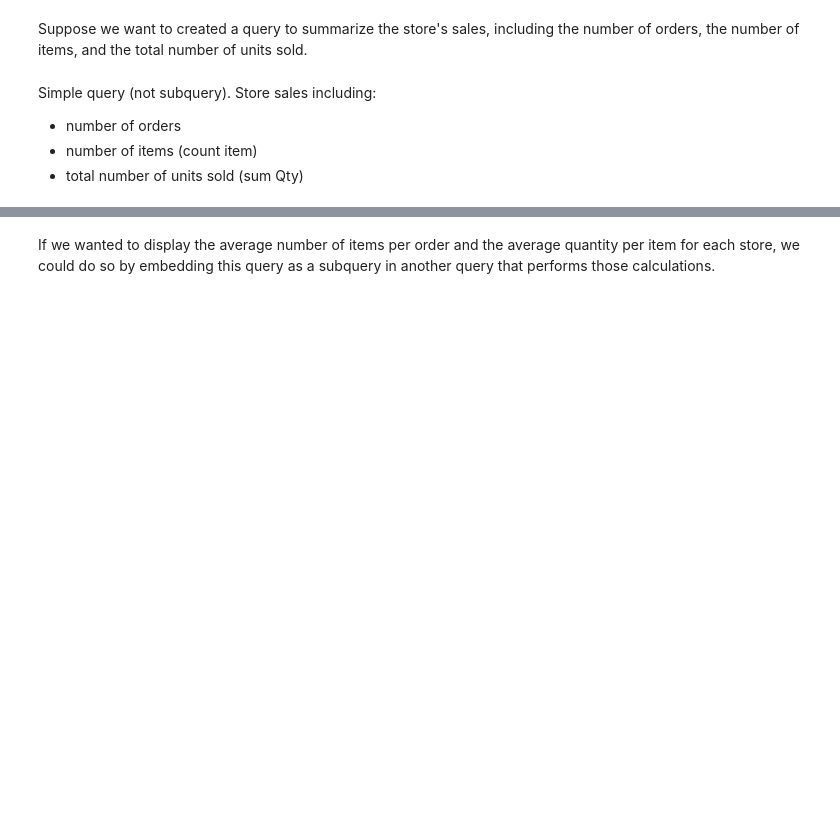
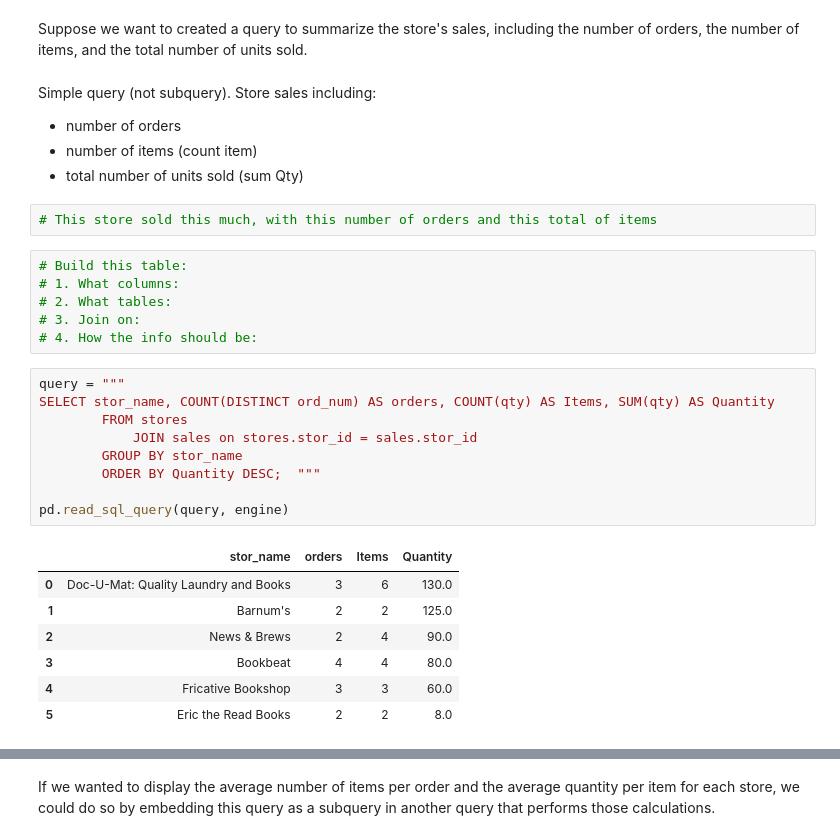
Before and after one commit to Ironhack-data-bcn-oct-2023/lectures, a Jupyter notebook: week-4/01. MySQL - Subqueries & CTE statements.ipynb, the cells around one changed output, grey strips where cells are left out. Saved outputs shown, nothing was run; the diff lists cells and outputs as text; blank space fills up the shorter version.

```diff
--- a/week-4/01. MySQL - Subqueries & CTE statements.ipynb
+++ b/week-4/01. MySQL - Subqueries & CTE statements.ipynb
@@ -149,3 +360,28 @@ Simple query (not subquery). Store sales including:
 - number of orders
 - number of items (count item)
 - total number of units sold (sum Qty)
+# %%
+# This store sold this much, with this number of orders and this total of items
+# %%
+# Build this table:
+# 1. What columns:
+# 2. What tables:
+# 3. Join on:
+# 4. How the info should be:
+# %%
+query = """
+SELECT stor_name, COUNT(DISTINCT ord_num) AS orders, COUNT(qty) AS Items, SUM(qty) AS Quantity
+        FROM stores
+            JOIN sales on stores.stor_id = sales.stor_id
+        GROUP BY stor_name
+        ORDER BY Quantity DESC;  """
+
+pd.read_sql_query(query, engine)
+# %% [output]
+|  | stor_name | orders | Items | Quantity |
+| 0 | Doc-U-Mat: Quality Laundry and Books | 3 | 6 | 130.0 |
+| 1 | Barnum's | 2 | 2 | 125.0 |
+| 2 | News & Brews | 2 | 4 | 90.0 |
+| 3 | Bookbeat | 4 | 4 | 80.0 |
+| 4 | Fricative Bookshop | 3 | 3 | 60.0 |
+| 5 | Eric the Read Books | 2 | 2 | 8.0 |
```
Also changed, not shown: parts of 43 cells of this notebook.
